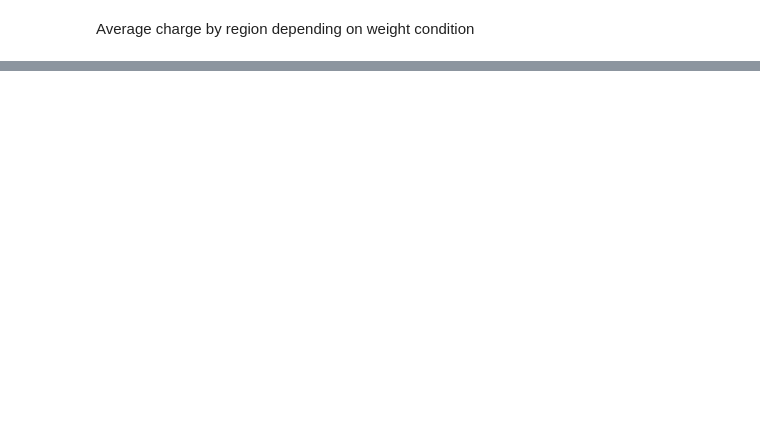
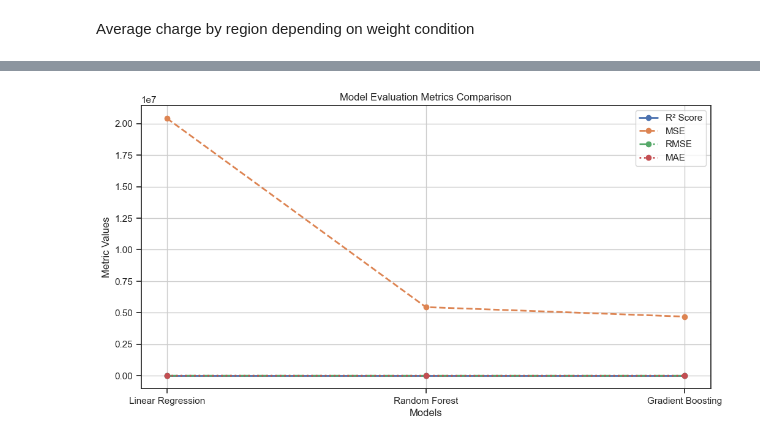
Before and after one commit to OPSynergy/Medical-Insurance-Cost-Prediction, a Jupyter notebook: Clustering and analysis.ipynb, the cells around one changed output, grey strips where cells are left out. Drawn from its saved outputs; the diff is of its cells as text; code cells hidden in the pictures; blank space fills up the shorter version.

Commit message:
added valuation metric plots

```diff
--- a/Clustering and analysis.ipynb
+++ b/Clustering and analysis.ipynb
@@ -903,0 +966,12 @@ iplot(fig, filename='polar/directions')
+# %%
+# RMSE (Root Mean Squared Error)
+rmse_lr = np.sqrt(mse_lr)
+rmse_rf = np.sqrt(mse_rf)
+rmse_gb = np.sqrt(mse_gb)
+
+# MAE (Mean Absolute Error)
+mae_lr = mean_absolute_error(y_test, y_pred_lr)
+mae_rf = mean_absolute_error(y_test, y_pred_rf)
+mae_gb = mean_absolute_error(y_test, y_pred_gb)
+
+rmse_lr, rmse_rf, rmse_gb, mae_lr, mae_rf, mae_gb
@@ -903,0 +998,35 @@ iplot(fig, filename='polar/directions')
+# %%
+models = ["Linear Regression", "Random Forest", "Gradient Boosting"]
+
+# Prepare metric lists
+r2_values = [r2_lr, r2_rf, r2_gb]
+mse_values = [mse_lr, mse_rf, mse_gb]
+rmse_values = [rmse_lr, rmse_rf, rmse_gb]
+mae_values = [mae_lr, mae_rf, mae_gb]
+
+plt.figure(figsize=(12, 6))
+
+# Plot R²
+plt.plot(models, r2_values, marker='o', linestyle='-', linewidth=2,
+         label='R² Score')
+
+# Plot MSE
+plt.plot(models, mse_values, marker='o', linestyle='--', linewidth=2,
+         label='MSE')
+
+# OPTIONAL: Plot RMSE
+plt.plot(models, rmse_values, marker='o', linestyle='-.', linewidth=2,
+         label='RMSE')
+
+# OPTIONAL: Plot MAE
+plt.plot(models, mae_values, marker='o', linestyle=':', linewidth=2,
+         label='MAE')
+
+plt.title("Model Evaluation Metrics Comparison")
+plt.xlabel("Models")
+plt.ylabel("Metric Values")
+plt.grid(True)
+plt.legend()
+plt.show()
+# %% [output]
+[figure, added]
```
Also changed, not shown: parts of 12 cells of this notebook, 14 other files.
